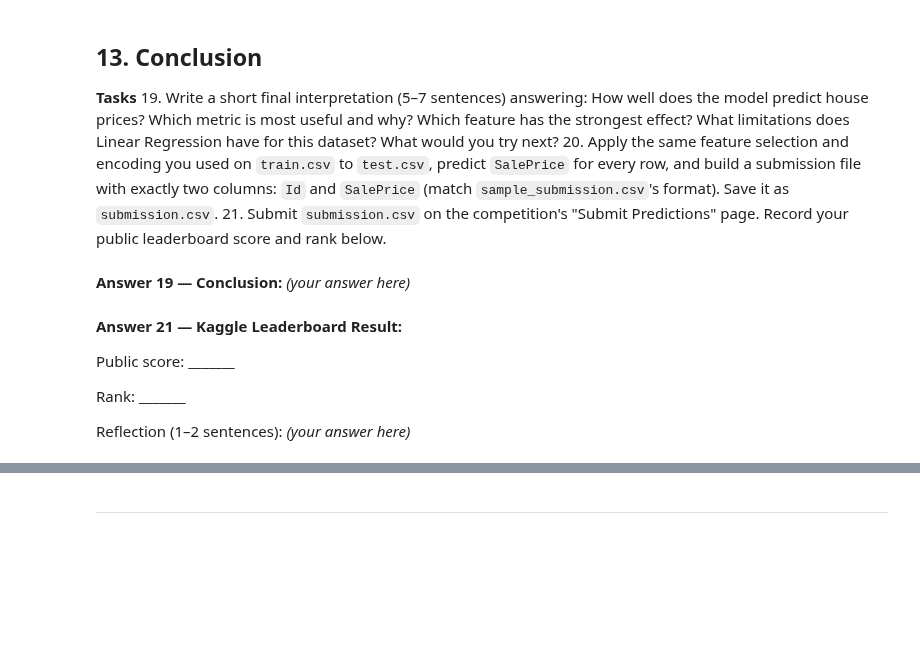
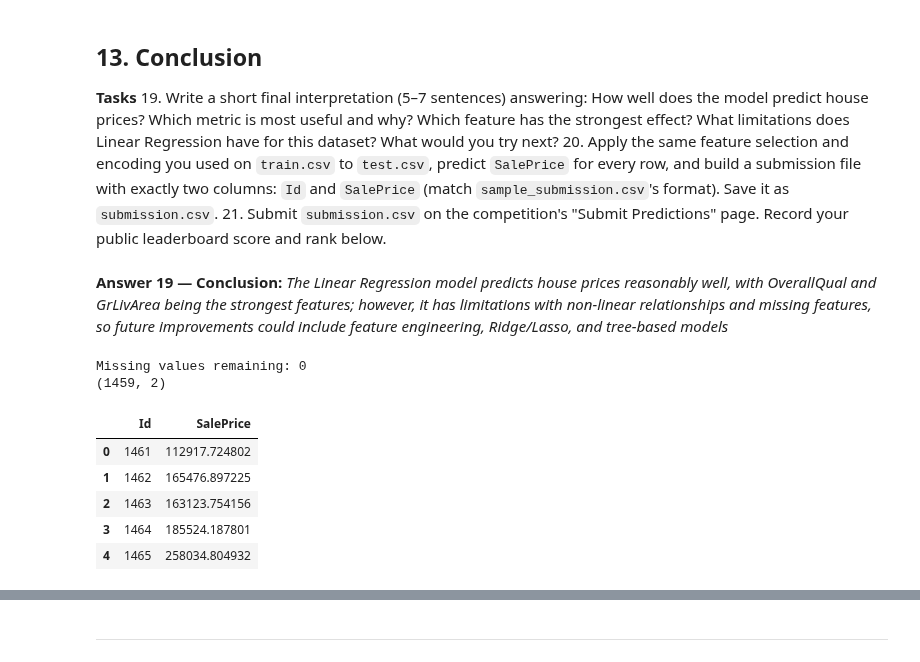
Before and after one commit to msufianchoohan/ml-lab, a Jupyter notebook: LAB 05/Lab5_Linear_Regression_Template.ipynb, the cells around one changed output, grey strips where cells are left out. Drawn from its saved outputs; the diff is of its cells as text; code cells hidden in the pictures; blank space fills up the shorter version.

```diff
--- a/LAB 05/Lab5_Linear_Regression_Template.ipynb
+++ b/LAB 05/Lab5_Linear_Regression_Template.ipynb
@@ -241,6 +452,3 @@ _(your answer here)_
 19. Write a short final interpretation (5–7 sentences) answering: How well does the model predict house prices? Which metric is most useful and why? Which feature has the strongest effect? What limitations does Linear Regression have for this dataset? What would you try next?
 20. Apply the same feature selection and encoding you used on `train.csv` to `test.csv`, predict `SalePrice` for every row, and build a submission file with exactly two columns: `Id` and `SalePrice` (match `sample_submission.csv`'s format). Save it as `submission.csv`.
 21. Submit `submission.csv` on the competition's "Submit Predictions" page. Record your public leaderboard score and rank below.
-# %% [markdown]
-**Answer 19 — Conclusion:**
-_(your answer here)_
@@ -249,8 +455,51 @@ _(your answer here)_
-# %% [markdown]
-**Answer 21 — Kaggle Leaderboard Result:**
-
-Public score: _______
-
-Rank: _______
-
-Reflection (1–2 sentences): _(your answer here)_
+# %% [markdown]
+**Answer 19 — Conclusion:**
+_The Linear Regression model predicts house prices reasonably well, with OverallQual and GrLivArea being the strongest features; however, it has limitations with non-linear relationships and missing features, so future improvements could include feature engineering, Ridge/Lasso, and tree-based models_
+# %%
+# Task 20 — apply encoding to test.csv, predict SalePrice, build submission.csv
+test_df = pd.read_csv("test.csv")
+
+X_test_raw = test_df[num_features + cat_features].copy()
+
+# Impute missing values the same way for numeric/categorical columns
+# (test.csv has a few missing values that train.csv did not)
+for col in num_features:
+    if X_test_raw[col].isnull().any():
+        X_test_raw[col] = X_test_raw[col].fillna(train[col].median())
+
+for col in cat_features:
+    if X_test_raw[col].isnull().any():
+        X_test_raw[col] = X_test_raw[col].fillna(train[col].mode()[0])
+
+# Apply the same encoding used on the training data
+X_test_raw["CentralAir"] = X_test_raw["CentralAir"].map({"Y": 1, "N": 0})
+X_test_raw["KitchenQual"] = X_test_raw["KitchenQual"].map(quality_map)
+X_test_raw["ExterQual"] = X_test_raw["ExterQual"].map(quality_map)
+
+X_kaggle_test = pd.get_dummies(X_test_raw, columns=["Neighborhood"], drop_first=True)
+
+# Align columns with training X (adds any missing neighborhood dummy columns as 0,
+# drops any that don't appear in test, and keeps the same column order)
+X_kaggle_test = X_kaggle_test.reindex(columns=X.columns, fill_value=0)
+
+print("Missing values remaining:", X_kaggle_test.isnull().sum().sum())
+
+kaggle_predictions = lr_model.predict(X_kaggle_test)
+
+submission = pd.DataFrame({
+    "Id": test_df["Id"],
+    "SalePrice": kaggle_predictions
+})
+submission.to_csv("submission.csv", index=False)
+
+print(submission.shape)
+submission.head()
+# %% [output]
+Missing values remaining: 0
+(1459, 2)
+|  | Id | SalePrice |
+| 0 | 1461 | 112917.724802 |
+| 1 | 1462 | 165476.897225 |
+| 2 | 1463 | 163123.754156 |
+| 3 | 1464 | 185524.187801 |
+| 4 | 1465 | 258034.804932 |
```
Also changed, not shown: parts of 37 cells of this notebook, 1 other file.
